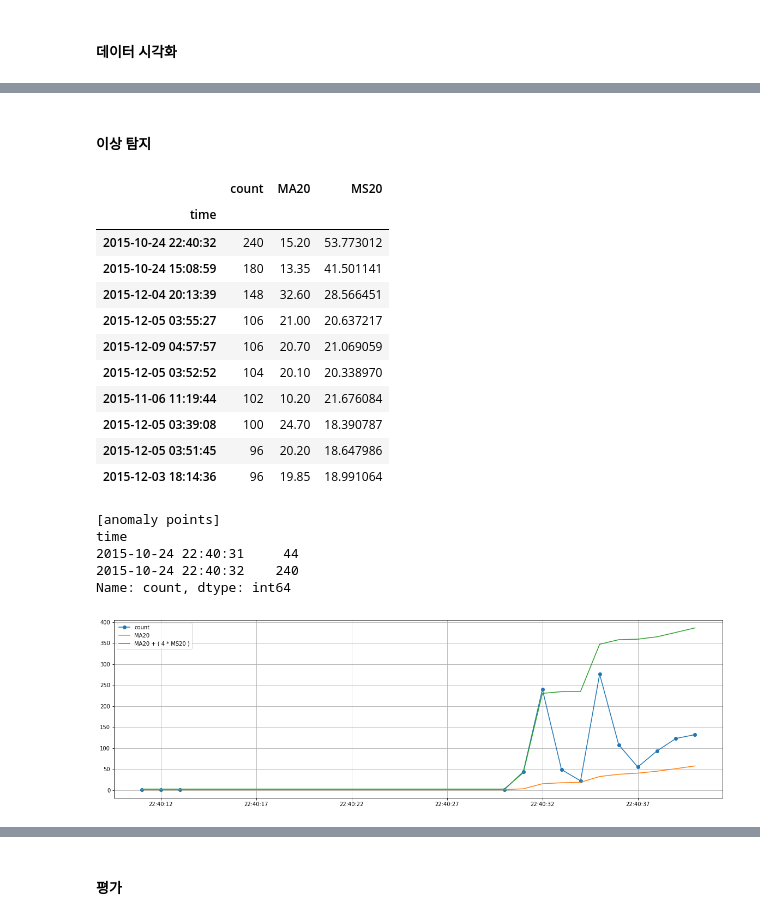
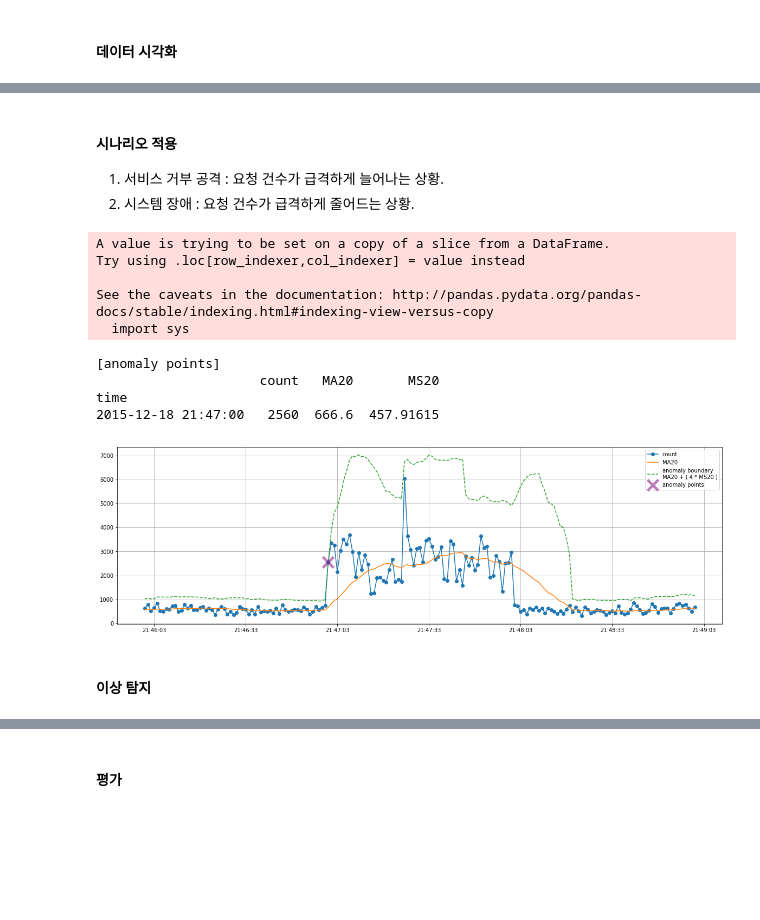
Before and after one commit to pjh0347/hadoop, a Jupyter notebook: anomaly_detection/anomaly_detection.ipynb, the cells around one changed output, grey strips where cells are left out. Saved outputs shown, nothing was run; the diff lists cells and outputs as text; code cells hidden in the pictures; blank space fills up the shorter version.

```diff
--- a/anomaly_detection/anomaly_detection.ipynb
+++ b/anomaly_detection/anomaly_detection.ipynb
@@ -161,30 +158,35 @@ Series([], Name: count, dtype: int64)
+# %% [markdown]
+#### 시나리오 적용
+ 1. 서비스 거부 공격 : 요청 건수가 급격하게 늘어나는 상황.
+ 2. 시스템 장애 : 요청 건수가 급격하게 줄어드는 상황.
+# %%
+# TODO
+
+# 1. 서비스 거부 공격
+#np.random.random_sample()
+#np.linspace(0, 2*np.pi, 10)
+#cnt = request_cnt_pdf['2015-12-18 21:46:00':'2015-12-18 21:49:00'].count()
+request_cnt_pdf['2015-12-18 21:47:00':'2015-12-18 21:48:00']['count'] = request_cnt_pdf['2015-12-18 21:47:00':'2015-12-18 21:48:00']['count'] * 5
+#for i in range(cnt):
+#    r = np.random.random_sample()
+#    request_cnt_pdf['count']['2015-12-18 21:46:00'] = 3000 * r
+
+# 2. 시스템 장애
+# %% [output]
+A value is trying to be set on a copy of a slice from a DataFrame.
+Try using .loc[row_indexer,col_indexer] = value instead
+
+See the caveats in the documentation: http://pandas.pydata.org/pandas-docs/stable/indexing.html#indexing-view-versus-copy
+  import sys
+# %%
+#request_cnt_pdf.sort_values(['count'], ascending=[False])[:10]
+#plot(request_cnt_pdf[970:1100])
+plot(request_cnt_pdf['2015-12-18 21:46:00':'2015-12-18 21:49:00'])
+# %% [output]
+[anomaly points]
+                     count   MA20       MS20
+time
+2015-12-18 21:47:00   2560  666.6  457.91615
+[figure, added]
 # %% [markdown]
 ####  이상 탐지
-# %%
-# 정렬
-request_cnt_pdf[request_cnt_pdf['count'] > request_cnt_pdf['MA20']+(4*request_cnt_pdf['MS20'])].sort_values(['count'], ascending=[False])[:10]
-
-# TODO : 값이 0인 경우도 고려
-#
-# %% [output]
-|  | count | MA20 | MS20 |
-| time |  |  |  |
-| 2015-10-24 22:40:32 | 240 | 15.20 | 53.773012 |
-| 2015-10-24 15:08:59 | 180 | 13.35 | 41.501141 |
-| 2015-12-04 20:13:39 | 148 | 32.60 | 28.566451 |
-| 2015-12-05 03:55:27 | 106 | 21.00 | 20.637217 |
-| 2015-12-09 04:57:57 | 106 | 20.70 | 21.069059 |
-| 2015-12-05 03:52:52 | 104 | 20.10 | 20.338970 |
-| 2015-11-06 11:19:44 | 102 | 10.20 | 21.676084 |
-| 2015-12-05 03:39:08 | 100 | 24.70 | 18.390787 |
-| 2015-12-05 03:51:45 | 96 | 20.20 | 18.647986 |
-| 2015-12-03 18:14:36 | 96 | 19.85 | 18.991064 |
-# %%
-plot(request_cnt_pdf['2015-10-24 22:40:10':'2015-10-24 22:40:40'])
-# %% [output]
-[anomaly points]
-time
-2015-10-24 22:40:31     44
-2015-10-24 22:40:32    240
-Name: count, dtype: int64
-[figure, removed]
```
Also changed, not shown: parts of 9 cells of this notebook.
